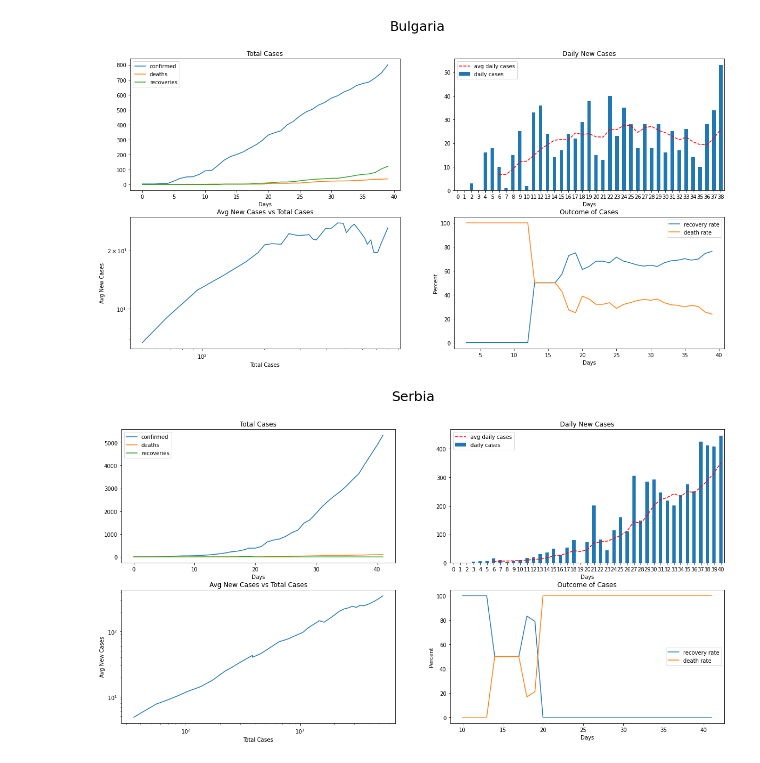
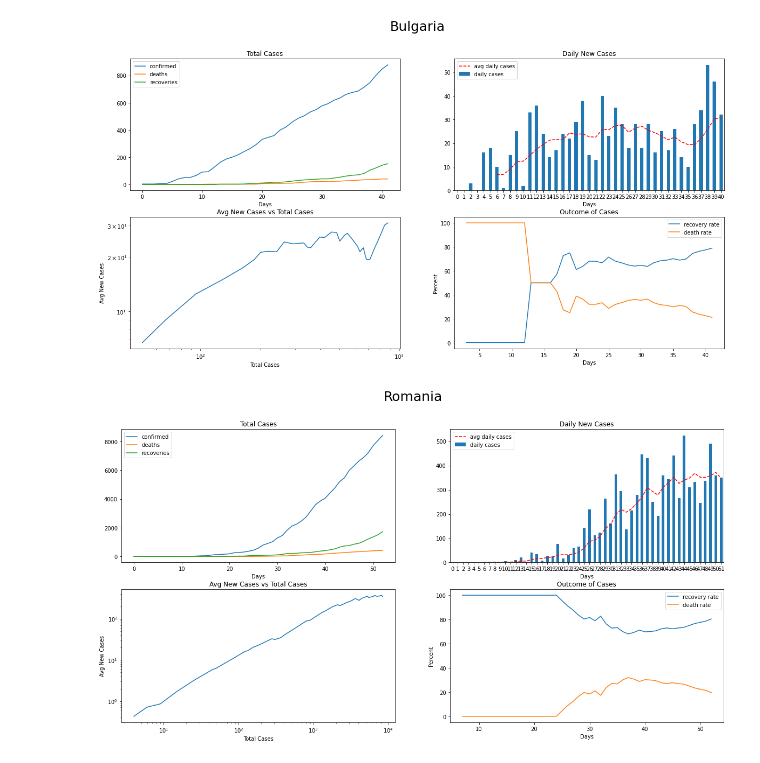
Before and after one commit to georgethebeatle/covid, a Jupyter notebook: Covid.ipynb, the cells around one changed output. Cells and saved outputs as stored; diff of their text form; code cells hidden in the pictures.

```diff
--- a/Covid.ipynb
+++ b/Covid.ipynb
@@ -25,10 +25,10 @@ data
 # %%
 cov = covid.Covid(data, 7)
 # %%
-cov.plotCountriesStatus(['Bulgaria', 'Serbia'])
+cov.plotCountriesStatus(['Bulgaria', 'Romania'])
 # %% [output]
-[figure, old version]
+[figure, new version]
-[figure, old version]
+[figure, new version]
 # %%
 cov.plotAllInOne(cov.plotTotalCases, ['Bulgaria', 'Serbia', 'Romania', 'Greece', 'North Macedonia'])
 cov.plotAllInOne(cov.plotLogDailyAvgByLogTotalCases, ['Bulgaria', 'Serbia', 'Romania', 'Greece', 'North Macedonia'])
```
Also changed, not shown: parts of 2 cells of this notebook, 4 other files.
